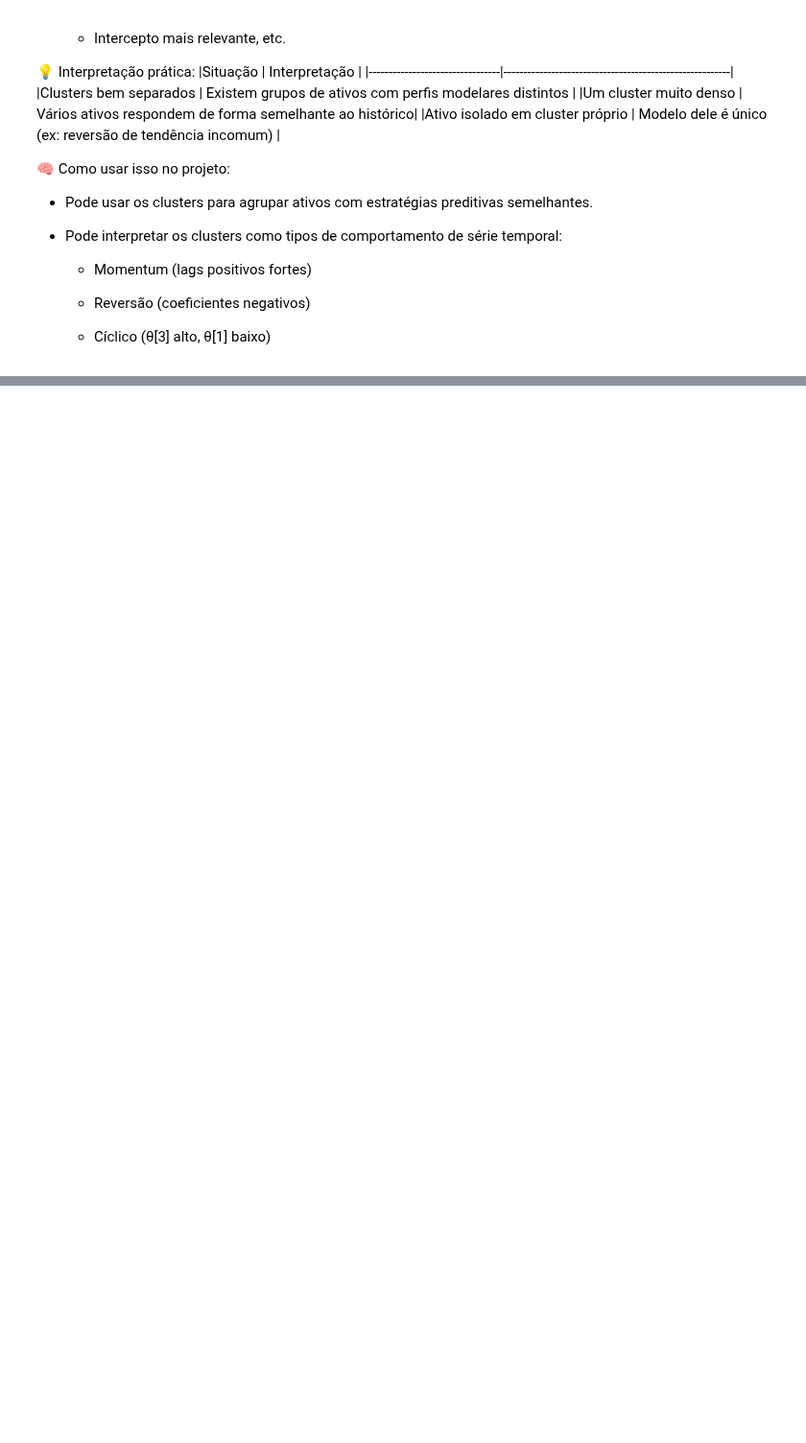
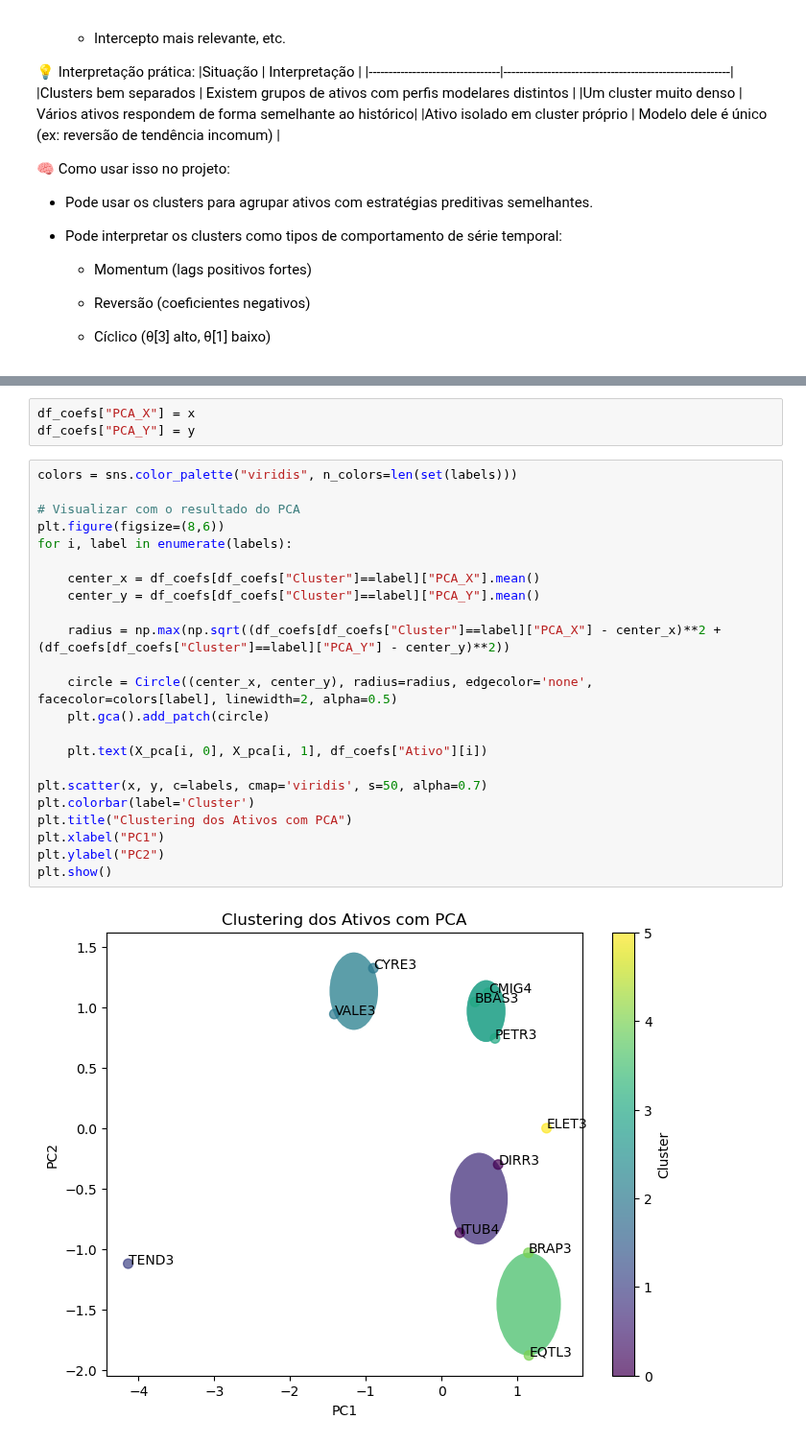
Before and after one commit to diogobrasil/analises-tcc-cripto, a Jupyter notebook: analysis/analysis_coefs.ipynb, the cells around one changed output, grey strips where cells are left out. Shown at 96% size. Saved outputs shown, nothing was run; the diff lists cells and outputs as text; blank space fills up the shorter version.

```diff
--- a/analysis/analysis_coefs.ipynb
+++ b/analysis/analysis_coefs.ipynb
@@ -286,0 +239,28 @@ plt.show()
+# %%
+df_coefs["PCA_X"] = x
+df_coefs["PCA_Y"] = y
+# %%
+colors = sns.color_palette("viridis", n_colors=len(set(labels)))
+
+# Visualizar com o resultado do PCA
+plt.figure(figsize=(8,6))
+for i, label in enumerate(labels):
+
+    center_x = df_coefs[df_coefs["Cluster"]==label]["PCA_X"].mean()
+    center_y = df_coefs[df_coefs["Cluster"]==label]["PCA_Y"].mean()
+
+    radius = np.max(np.sqrt((df_coefs[df_coefs["Cluster"]==label]["PCA_X"] - center_x)**2 + (df_coefs[df_coefs["Cluster"]==label]["PCA_Y"] - center_y)**2))
+
+    circle = Circle((center_x, center_y), radius=radius, edgecolor='none', facecolor=colors[label], linewidth=2, alpha=0.5)
+    plt.gca().add_patch(circle)
+
+    plt.text(X_pca[i, 0], X_pca[i, 1], df_coefs["Ativo"][i])
+
+plt.scatter(x, y, c=labels, cmap='viridis', s=50, alpha=0.7)
+plt.colorbar(label='Cluster')
+plt.title("Clustering dos Ativos com PCA")
+plt.xlabel("PC1")
+plt.ylabel("PC2")
+plt.show()
+# %% [output]
+[figure, added]
```
Also changed, not shown: parts of 5 cells of this notebook.
